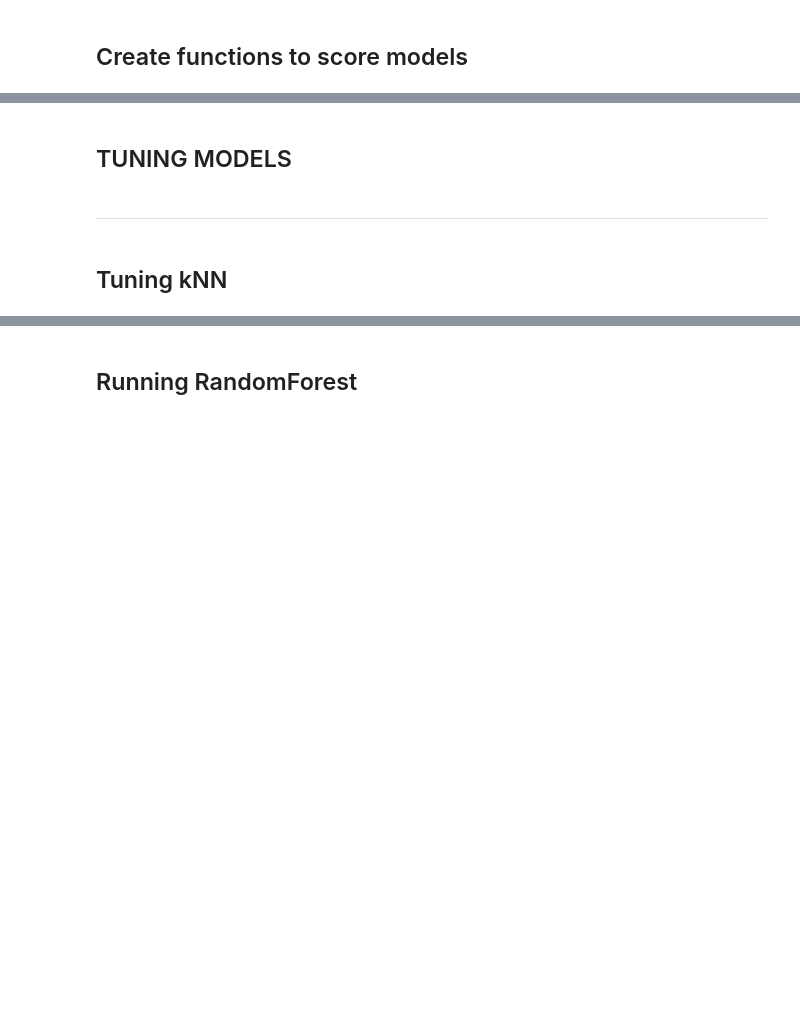
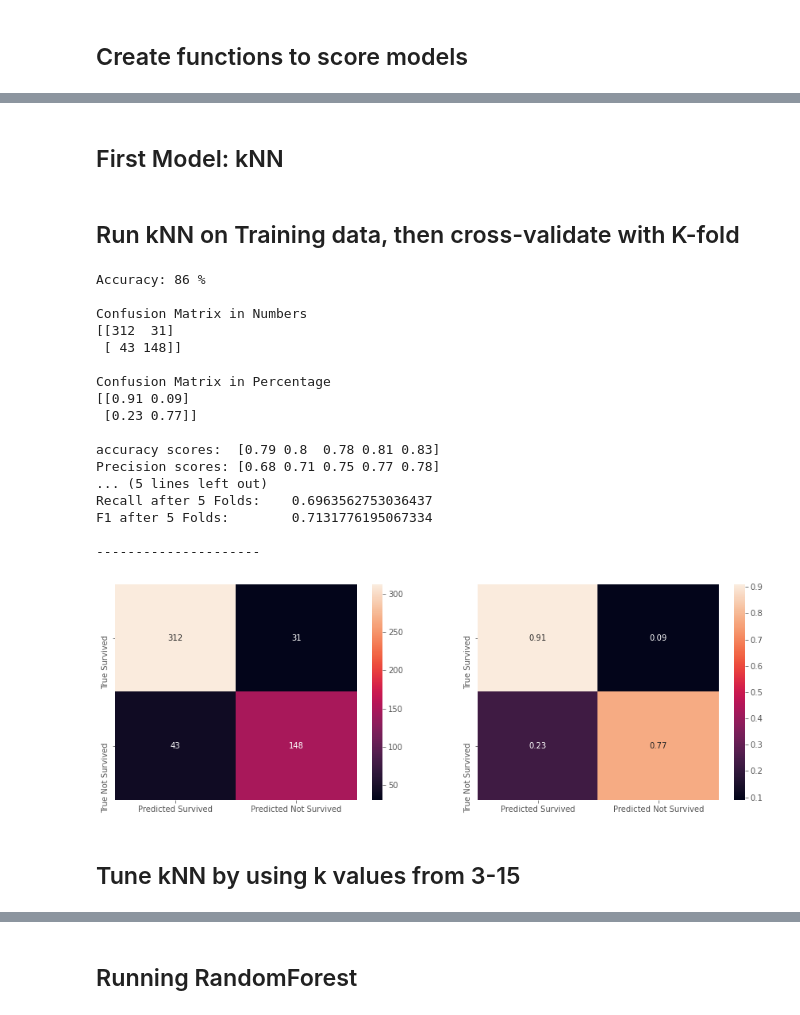
Before and after one commit to emichaelbernardo/titanic, a Jupyter notebook: Classification.ipynb, the cells around one changed output, grey strips where cells are left out. Saved outputs shown, nothing was run; the diff lists cells and outputs as text; code cells hidden in the pictures; blank space fills up the shorter version.

```diff
--- a/Classification.ipynb
+++ b/Classification.ipynb
@@ -645,6 +447,2 @@ Model[8] Testing Accuracy = "0.8156424581005587"
-# %% [markdown]
-## TUNING MODELS
-# %% [markdown]
---------------------
 # %% [markdown]
-## Tuning kNN
+## First Model: kNN
@@ -651,3 +511,28 @@ Model[8] Testing Accuracy = "0.8156424581005587"
+# %% [markdown]
+## Run kNN on Training data, then cross-validate with K-fold
+# %%
+model_kNN1(X_train,y_train,5) #k=5 is the default value.
+# %% [output]
+Accuracy: 86 %
+
+Confusion Matrix in Numbers
+[[312  31]
+ [ 43 148]]
+
+Confusion Matrix in Percentage
+[[0.91 0.09]
+ [0.23 0.77]]
+
+accuracy scores:  [0.79 0.8  0.78 0.81 0.83]
+Precision scores: [0.68 0.71 0.75 0.77 0.78]
+... (5 lines left out)
+Recall after 5 Folds:    0.6963562753036437
+F1 after 5 Folds:        0.7131776195067334
+
+---------------------
+[figure, added]
+# %% [markdown]
+## Tune kNN by using k values from 3-15
 # %%
 def tune_knn(X_train,y_train):
     #Using KNeighborsClassifier Method of neighbors class to use Nearest Neighbor algorithm
```
Also changed, not shown: parts of 114 cells of this notebook.
